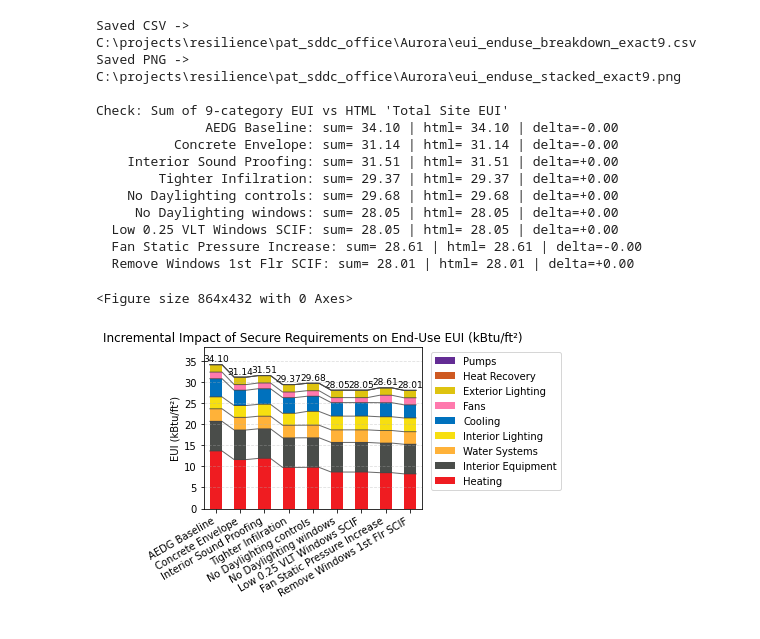
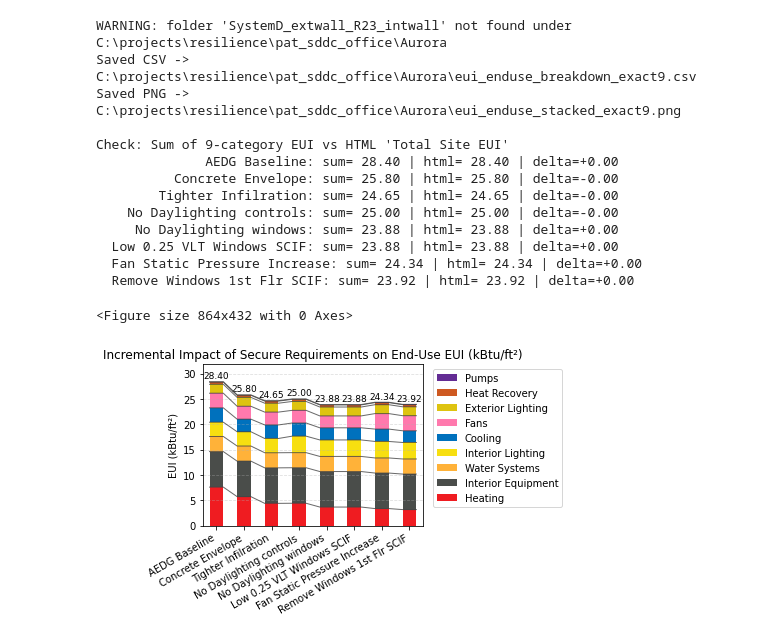
Before and after one commit to brianlball/PAT_projects, a Jupyter notebook: pat_sddc_office/Aurora/results.ipynb, the cells around one changed output. Saved outputs shown, nothing was run; the diff lists cells and outputs as text; code cells hidden in the pictures.

Commit message:
Aurora System D results

```diff
--- a/pat_sddc_office/Aurora/results.ipynb
+++ b/pat_sddc_office/Aurora/results.ipynb
@@ -11,15 +11,15 @@ from matplotlib.colors import to_rgb
 # ----------------- CONFIG -----------------
 ROOT_DIR = Path(r"C:\projects\resilience\pat_sddc_office\Aurora")  # <-- your parent
 RUN_ORDER = [
-    {"SystemA_baseline": "AEDG Baseline"},
-    {"SystemA_extwall_R23": "Concrete Envelope"},
-    {"SystemA_extwall_R23_intwall": "Interior Sound Proofing"},
-    {"SystemA_extwall_R23_intwall_infil": "Tighter Infilration"},
-    {"SystemA_extwall_R23_intwall_infil_dlc": "No Daylighting controls"},
-    {"SystemA_extwall_R23_intwall_infil_dlc_dlw": "No Daylighting windows"},
-    {"SystemA_extwall_R23_intwall_infil_dlc_dlw_vlt": "Low 0.25 VLT Windows SCIF"},
-    {"SystemA_extwall_R23_intwall_infil_dlc_dlw_vlt_fan": "Fan Static Pressure Increase"},
-    {"SystemA_extwall_R23_intwall_infil_dlc_dlw_vlt_fan_1flw": "Remove Windows 1st Flr SCIF"}
+    {"SystemD_baseline": "AEDG Baseline"},
+    {"SystemD_extwall_R23": "Concrete Envelope"},
+    {"SystemD_extwall_R23_intwall": "Interior Sound Proofing"},
+    {"SystemD_extwall_R23_intwall_infil": "Tighter Infilration"},
+    {"SystemD_extwall_R23_intwall_infil_dlc": "No Daylighting controls"},
+    {"SystemD_extwall_R23_intwall_infil_dlc_dlw": "No Daylighting windows"},
+    {"SystemD_extwall_R23_intwall_infil_dlc_dlw_vlt": "Low 0.25 VLT Windows SCIF"},
+    {"SystemD_extwall_R23_intwall_infil_dlc_dlw_vlt_fan": "Fan Static Pressure Increase"},
+    {"SystemD_extwall_R23_intwall_infil_dlc_dlw_vlt_fan_1flw": "Remove Windows 1st Flr SCIF"}
     #{"SystemD_extwall_R23_infil": "Tighter Infilration"}
 
     # add more...
@@ -206,40 +206,40 @@ ax.legend(
 #    ax.text(x, total, f"{total:.2f}", ha="center", va="bottom", fontsize=9)
 
 # add right after you compute totals
 totals = df.sum(axis=1)
 ymax = float(totals.max())
 ax.set_ylim(0, ymax * 1.12)  # ~12% headroom
 
 # totals above bars with a slight offset
 for x, total in zip(ax.get_xticks(), totals):
     ax.text(x, total + ymax*0.01, f"{total:.2f}",  # +1% pad
             ha="center", va="bottom", fontsize=9)
 
 plt.tight_layout()
 out_csv = ROOT_DIR / "eui_enduse_breakdown_exact9.csv"
 out_png = ROOT_DIR / "eui_enduse_stacked_exact9.png"
 df.to_csv(out_csv)
 plt.savefig(out_png, dpi=200)
 print(f"Saved CSV -> {out_csv}")
 print(f"Saved PNG -> {out_png}")
 
 # -------------- CHECK OUTPUT --------------
 print("\nCheck: Sum of 9-category EUI vs HTML 'Total Site EUI'")
 for label, sum_eui, html_eui in checks:
     print(f"  {label:>25s}: sum={sum_eui:6.2f} | html={html_eui:6.2f} | delta={sum_eui - html_eui:+.2f}")
 # %% [output]
+WARNING: folder 'SystemD_extwall_R23_intwall' not found under C:\projects\resilience\pat_sddc_office\Aurora
 Saved CSV -> C:\projects\resilience\pat_sddc_office\Aurora\eui_enduse_breakdown_exact9.csv
 Saved PNG -> C:\projects\resilience\pat_sddc_office\Aurora\eui_enduse_stacked_exact9.png
 
 Check: Sum of 9-category EUI vs HTML 'Total Site EUI'
-              AEDG Baseline: sum= 34.10 | html= 34.10 | delta=-0.00
-          Concrete Envelope: sum= 31.14 | html= 31.14 | delta=-0.00
-    Interior Sound Proofing: sum= 31.51 | html= 31.51 | delta=+0.00
-        Tighter Infilration: sum= 29.37 | html= 29.37 | delta=+0.00
-    No Daylighting controls: sum= 29.68 | html= 29.68 | delta=+0.00
-     No Daylighting windows: sum= 28.05 | html= 28.05 | delta=+0.00
-  Low 0.25 VLT Windows SCIF: sum= 28.05 | html= 28.05 | delta=+0.00
-  Fan Static Pressure Increase: sum= 28.61 | html= 28.61 | delta=-0.00
-  Remove Windows 1st Flr SCIF: sum= 28.01 | html= 28.01 | delta=+0.00
+              AEDG Baseline: sum= 28.40 | html= 28.40 | delta=+0.00
+          Concrete Envelope: sum= 25.80 | html= 25.80 | delta=-0.00
+        Tighter Infilration: sum= 24.65 | html= 24.65 | delta=-0.00
+    No Daylighting controls: sum= 25.00 | html= 25.00 | delta=-0.00
+     No Daylighting windows: sum= 23.88 | html= 23.88 | delta=+0.00
+  Low 0.25 VLT Windows SCIF: sum= 23.88 | html= 23.88 | delta=+0.00
+  Fan Static Pressure Increase: sum= 24.34 | html= 24.34 | delta=+0.00
+  Remove Windows 1st Flr SCIF: sum= 23.92 | html= 23.92 | delta=+0.00
 <Figure size 864x432 with 0 Axes>
-[figure, old version]
+[figure, new version]
```
Also changed, not shown: 11 other files.
